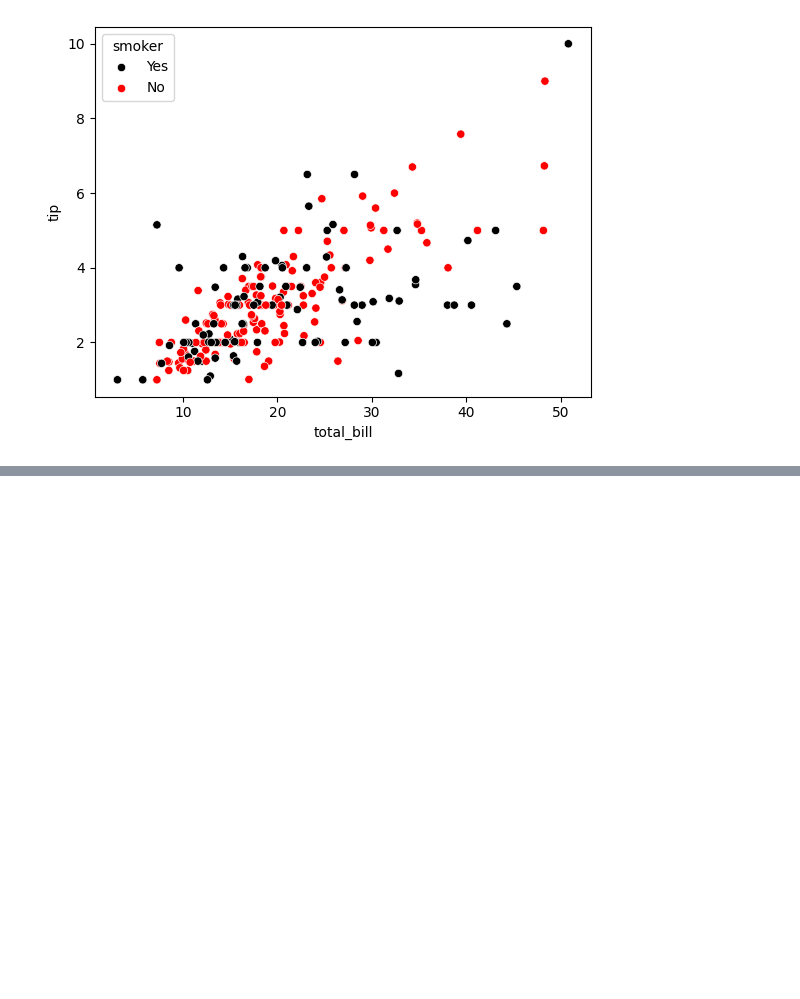
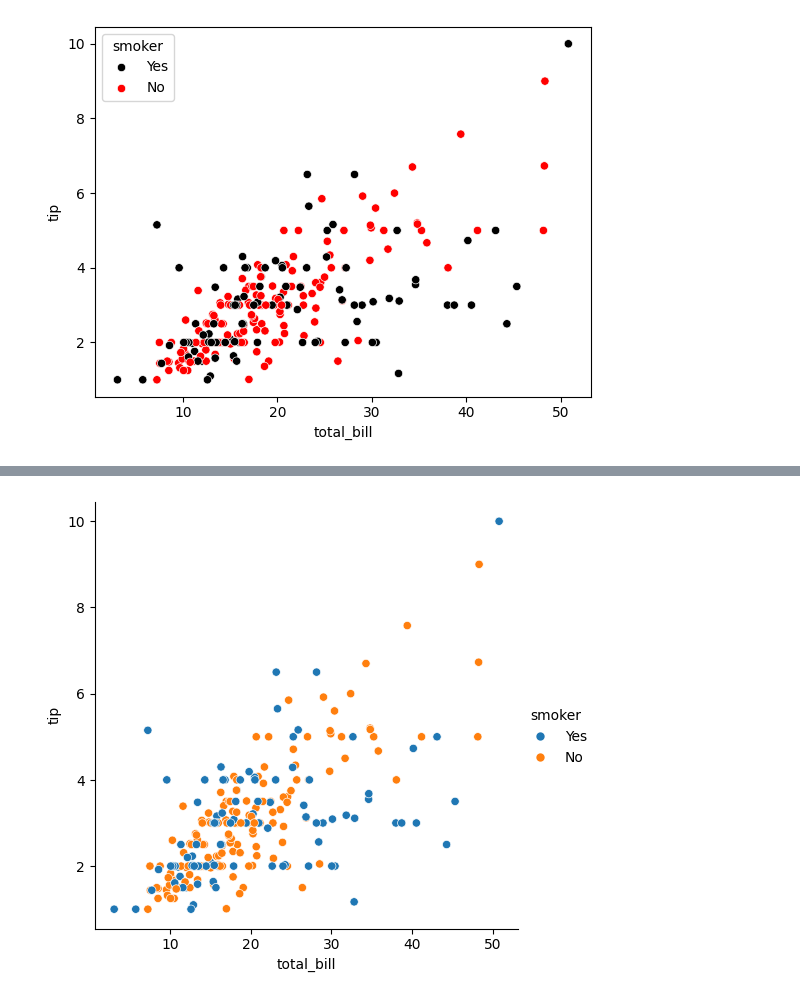
Before and after one commit to sachin5031/Python_Data_Visualization, a Jupyter notebook: Seaborn_08.ipynb, the cells around one changed output, grey strips where cells are left out. Saved outputs shown, nothing was run; the diff lists cells and outputs as text; code cells hidden in the pictures; blank space fills up the shorter version.

```diff
--- a/Seaborn_08.ipynb
+++ b/Seaborn_08.ipynb
@@ -66,0 +92,5 @@ plt.show()
+# %%
+sns.relplot(x='total_bill', y='tip', data=df, kind='scatter', hue='smoker')
+plt.show()
+# %% [output]
+[figure, added]
```
Also changed, not shown: parts of 8 cells of this notebook.
